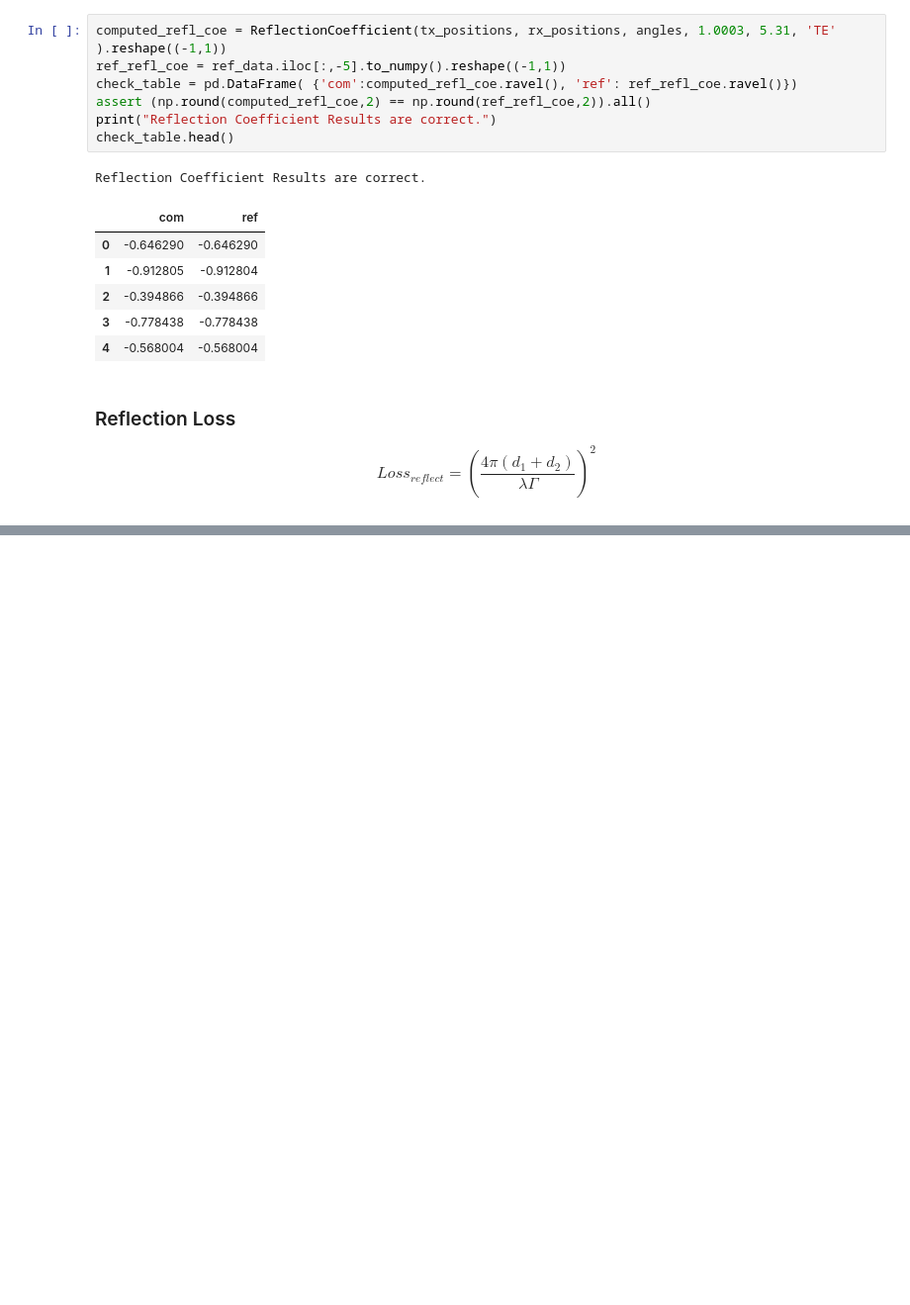
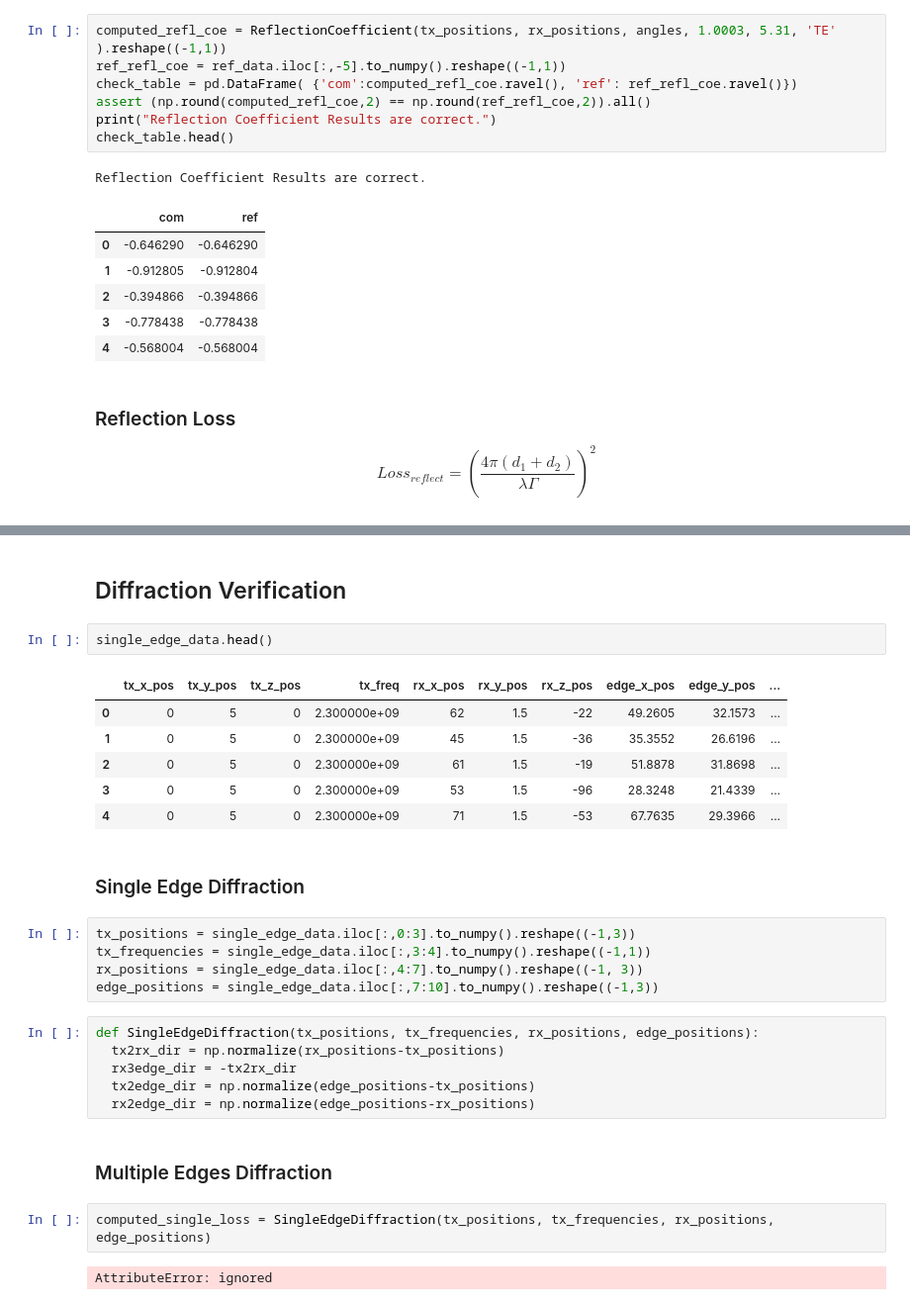
Before and after one commit to tamsri/path-loss-tester, a Jupyter notebook: path_loss_tester.ipynb, the cells around one changed output, grey strips where cells are left out. Shown at 99% size. Cells and saved outputs as stored; diff of their text form; blank space fills up the shorter version.

```diff
--- a/path_loss_tester.ipynb
+++ b/path_loss_tester.ipynb
@@ -150,0 +171,30 @@ Loss_{reflect} = (\frac{4\pi (d_1+d_2)}{\lambda \Gamma})^2
+# %% [markdown]
+## Diffraction Verification
+# %%
+single_edge_data.head()
+# %% [output]
+|  | tx_x_pos | tx_y_pos | tx_z_pos | tx_freq | rx_x_pos | rx_y_pos | rx_z_pos | edge_x_pos | edge_y_pos | ... |
+| 0 | 0 | 5 | 0 | 2.300000e+09 | 62 | 1.5 | -22 | 49.2605 | 32.1573 | ... |
+| 1 | 0 | 5 | 0 | 2.300000e+09 | 45 | 1.5 | -36 | 35.3552 | 26.6196 | ... |
+| 2 | 0 | 5 | 0 | 2.300000e+09 | 61 | 1.5 | -19 | 51.8878 | 31.8698 | ... |
+| 3 | 0 | 5 | 0 | 2.300000e+09 | 53 | 1.5 | -96 | 28.3248 | 21.4339 | ... |
+| 4 | 0 | 5 | 0 | 2.300000e+09 | 71 | 1.5 | -53 | 67.7635 | 29.3966 | ... |
+# %% [markdown]
+### Single Edge Diffraction
+# %%
+tx_positions = single_edge_data.iloc[:,0:3].to_numpy().reshape((-1,3))
+tx_frequencies = single_edge_data.iloc[:,3:4].to_numpy().reshape((-1,1))
+rx_positions = single_edge_data.iloc[:,4:7].to_numpy().reshape((-1, 3))
+edge_positions = single_edge_data.iloc[:,7:10].to_numpy().reshape((-1,3))
+# %%
+def SingleEdgeDiffraction(tx_positions, tx_frequencies, rx_positions, edge_positions):
+  tx2rx_dir = np.normalize(rx_positions-tx_positions)
+  rx3edge_dir = -tx2rx_dir
+  tx2edge_dir = np.normalize(edge_positions-tx_positions)
+  rx2edge_dir = np.normalize(edge_positions-rx_positions)
+# %% [markdown]
+### Multiple Edges Diffraction
+# %%
+computed_single_loss = SingleEdgeDiffraction(tx_positions, tx_frequencies, rx_positions, edge_positions)
+# %% [output]
+AttributeError: ignored
```
Also changed, not shown: parts of 3 cells of this notebook.
